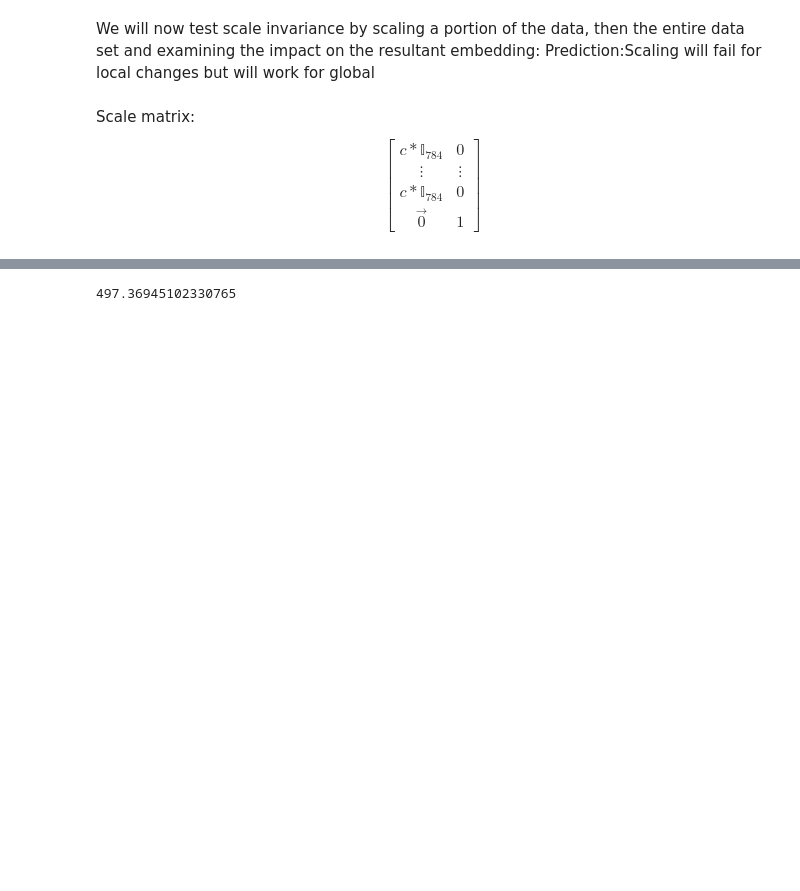
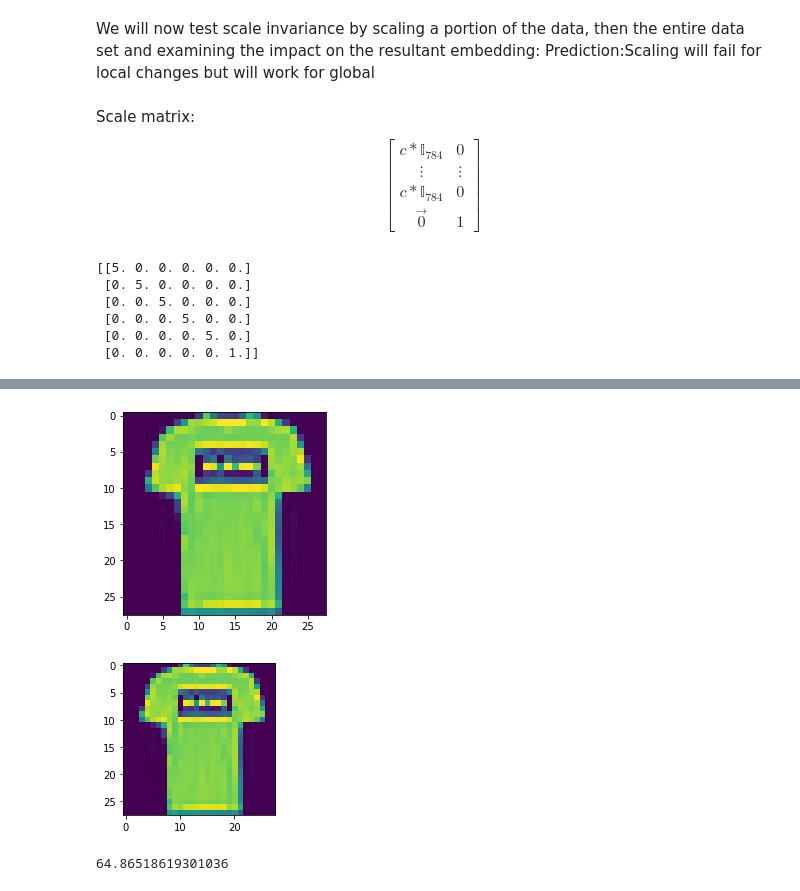
Before and after one commit to chriscamano/UMAP-and-PUMAP-research-, a Jupyter notebook: UMAP-tf kernel.ipynb, the cells around one changed output, grey strips where cells are left out. Cells and saved outputs as stored; diff of their text form; code cells hidden in the pictures; blank space fills up the shorter version.

Commit message:
addded 100 scale testing

```diff
--- a/UMAP-tf kernel.ipynb
+++ b/UMAP-tf kernel.ipynb
@@ -378,14 +363,36 @@ c*\mathbb{I}_{784}& 0\\
 \vec{0}& 1
 \end{bmatrix}
 $$
+# %%
+#test matrix to ensure proper contstruction
+c=5
+
+dim=5
+scale_matrix=c*np.eye(dim)
+scale_matrix=np.hstack([scale_matrix, np.zeros((dim,1))])
+zeros=np.zeros((1,dim+1))
+zeros[0][dim]=1
+scale_matrix=np.vstack([scale_matrix, zeros])
+print(scale_matrix)
+# %% [output]
+[[5. 0. 0. 0. 0. 0.]
+ [0. 5. 0. 0. 0. 0.]
+ [0. 0. 5. 0. 0. 0.]
+ [0. 0. 0. 5. 0. 0.]
+ [0. 0. 0. 0. 5. 0.]
+ [0. 0. 0. 0. 0. 1.]]
+# %%
+c=5
+
+dim=np.shape(data)[1]
+scale_matrix=c*np.eye(dim)
+scale_matrix=np.hstack([scale_matrix, np.zeros((dim,1))])
+zeros=np.zeros((1,dim+1))
+zeros[0][dim]=1
+scale_matrix=np.vstack([scale_matrix, zeros])
 # %%
 s_data=data
-dim=np.shape(data)[1]
-scale_matrix=5*np.eye(dim)
-scale_matrix=np.hstack([scale_matrix, np.zeros((dim,1))])
-zeros=np.zeros((1,dim+1))
-zeros[0][dim]=1
-scale_matrix=np.vstack([scale_matrix, zeros])
+
 
 temp = np.append(data[1], 1)
 temp=scale_matrix@temp
@@ -398,12 +405,8 @@ plt.subplot(1, 2, 1)
 plt.imshow(temp, cmap='viridis')
 plt.show()
 
-
-
-
 plt.subplot(1, 2, 2)
 plt.imshow(np.reshape(data[1],(28,28)), cmap='viridis')
 plt.show()
 print(np.linalg.norm(np.reshape(temp,(784,1)))-np.linalg.norm(data[1]))
-#matrices are clearly different yet can be plotted in the same axis?
 # %% [output]
@@ -412,4 +413,6 @@ print(np.linalg.norm(np.reshape(temp,(784,1)))-np.linalg.norm(data[1]))
+[figure, added]
+[figure, added]
-497.36945102330765
+64.86518619301036
 # %%
 s25_data=data
 for i in range(np.shape(data)[0]):
```
Also changed, not shown: parts of 14 cells of this notebook.
